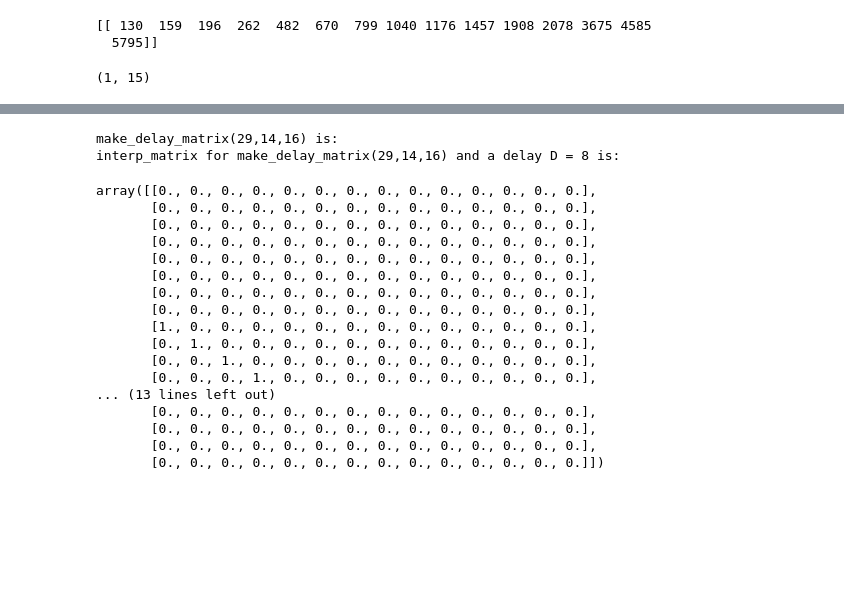
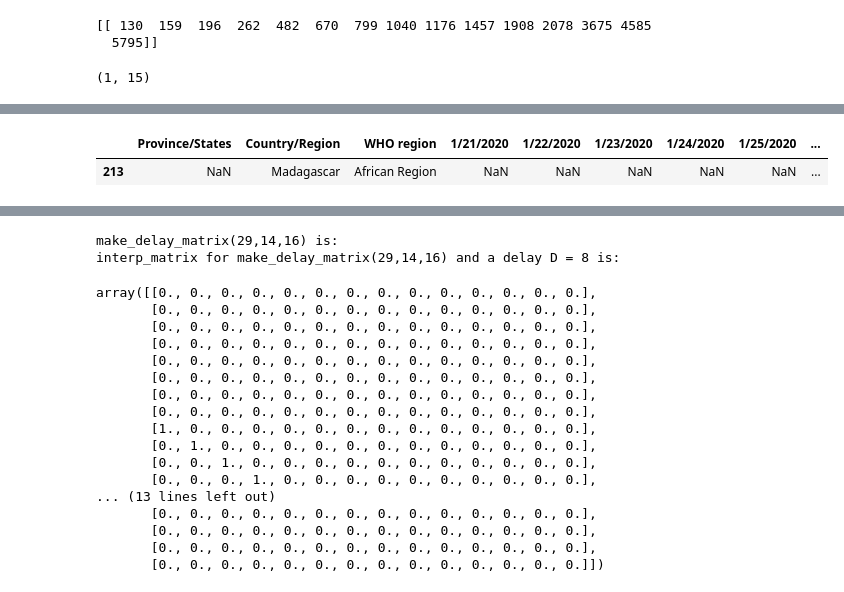
Before and after one commit to herysedra/covid19-mankaiza-clone, a Jupyter notebook: scripts/paper/simple_blocks/data.ipynb, the cells around one changed output, grey strips where cells are left out. Cells and saved outputs as stored; diff of their text form; code cells hidden in the pictures; blank space fills up the shorter version.

```diff
--- a/scripts/paper/simple_blocks/data.ipynb
+++ b/scripts/paper/simple_blocks/data.ipynb
@@ -124,0 +182,5 @@ cases0_obs.shape
+# %%
+who_conf_and_death_cases.loc[who_conf_and_death_cases["Country/Region"] =="Madagascar"]
+# %% [output]
+|  | Province/States | Country/Region | WHO region | 1/21/2020 | 1/22/2020 | 1/23/2020 | 1/24/2020 | 1/25/2020 | ... |
+| 213 | NaN | Madagascar | African Region | NaN | NaN | NaN | NaN | NaN | ... |
```
Also changed, not shown: parts of 10 cells of this notebook.
